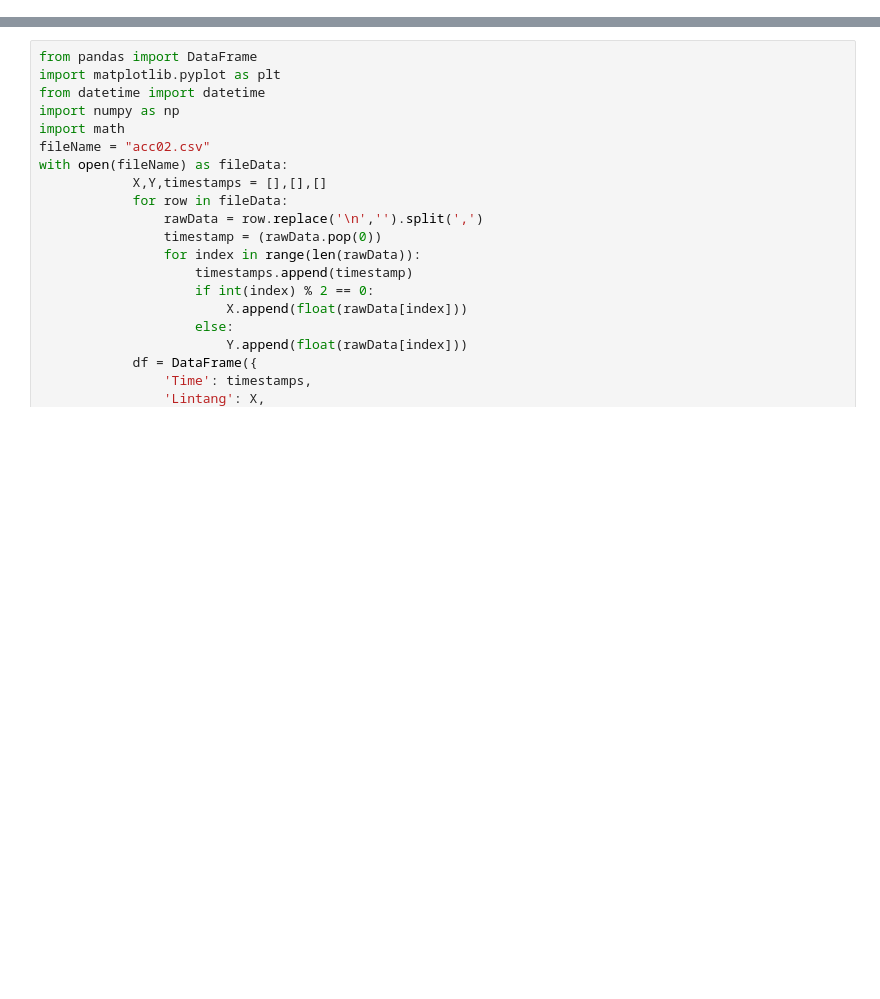
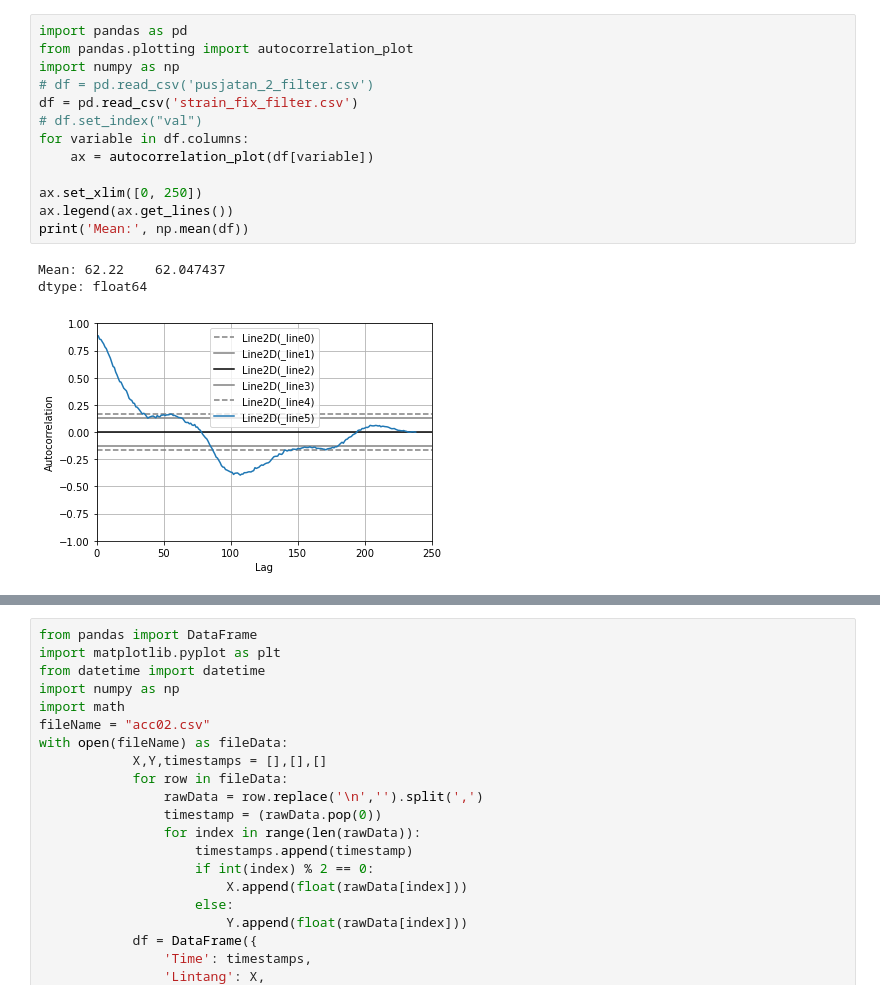
Before and after one commit to wianoski/lcs-bridge, a Jupyter notebook: RTU/fix_RTU01/rec acc/calib jumat/jumat.ipynb, the cells around one changed output, grey strips where cells are left out. Drawn from its saved outputs; the diff is of its cells as text; blank space fills up the shorter version.

```diff
--- a/RTU/fix_RTU01/rec acc/calib jumat/jumat.ipynb
+++ b/RTU/fix_RTU01/rec acc/calib jumat/jumat.ipynb
@@ -0,0 +4,17 @@
+# %%
+import pandas as pd
+from pandas.plotting import autocorrelation_plot
+import numpy as np
+# df = pd.read_csv('pusjatan_2_filter.csv')
+df = pd.read_csv('strain_fix_filter.csv')
+# df.set_index("val")
+for variable in df.columns:
+    ax = autocorrelation_plot(df[variable])
+
+ax.set_xlim([0, 250])
+ax.legend(ax.get_lines())
+print('Mean:', np.mean(df))
+# %% [output]
+Mean: 62.22    62.047437
+dtype: float64
+[figure, added]
```
Also changed, not shown: parts of 7 cells of this notebook, 3 other files.
